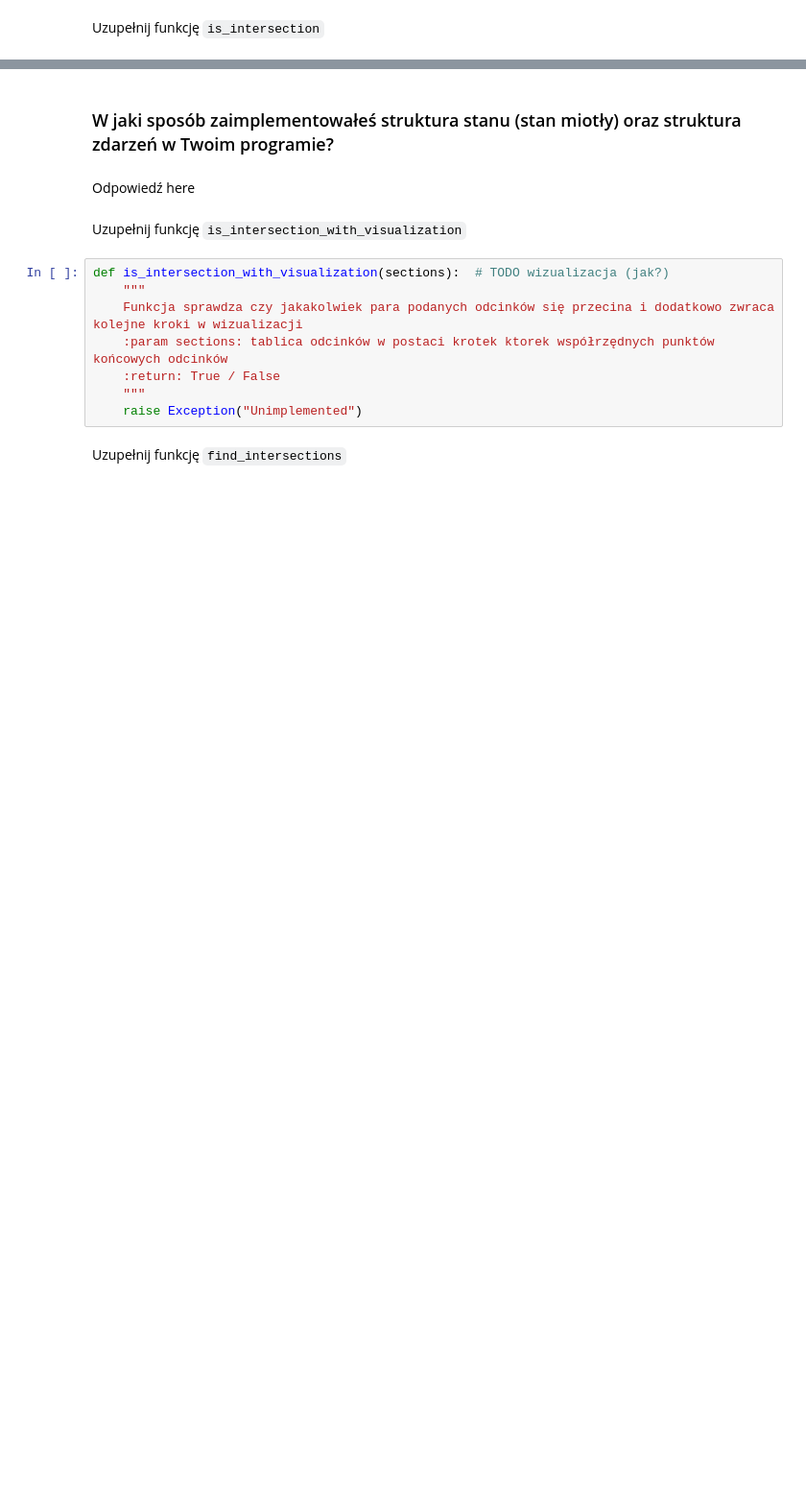
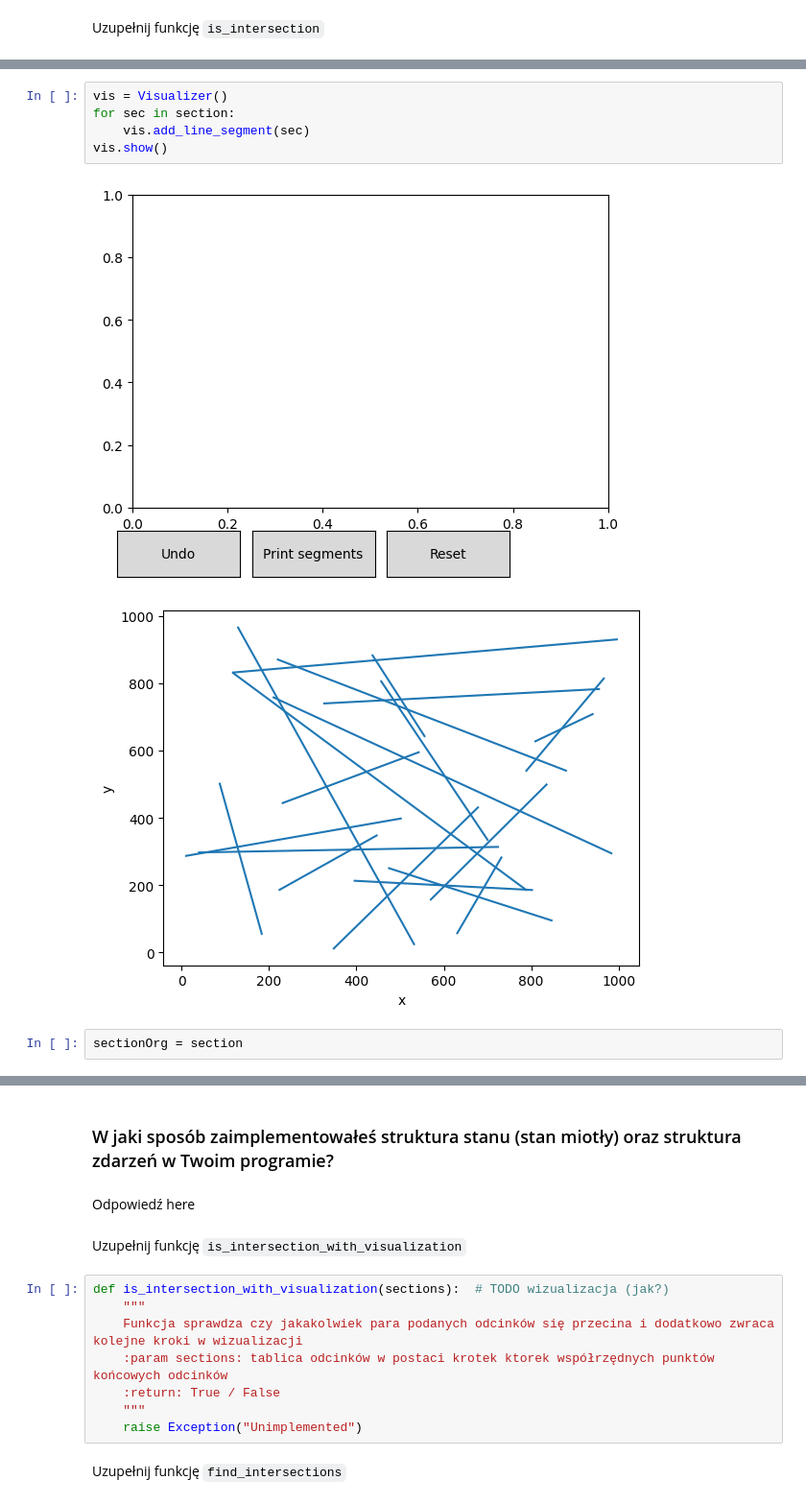
Before and after one commit to ReptilianEye/Algorytmy-Geometryczne, a Jupyter notebook: bitalg/lab4/main.ipynb, the cells around one changed output, grey strips where cells are left out. Shown at 96% size. Saved outputs shown, nothing was run; the diff lists cells and outputs as text; blank space fills up the shorter version.

```diff
--- a/bitalg/lab4/main.ipynb
+++ b/bitalg/lab4/main.ipynb
@@ -116,2 +491,12 @@ def is_intersection(sections):
+# %%
+vis = Visualizer()
+for sec in section:
+    vis.add_line_segment(sec)
+vis.show()
+# %% [output]
+[figure, added]
+[figure, added]
+# %%
+sectionOrg = section
 # %%
 Test().runtest(2, is_intersection)
```
Also changed, not shown: parts of 17 cells of this notebook, 3 other files.
